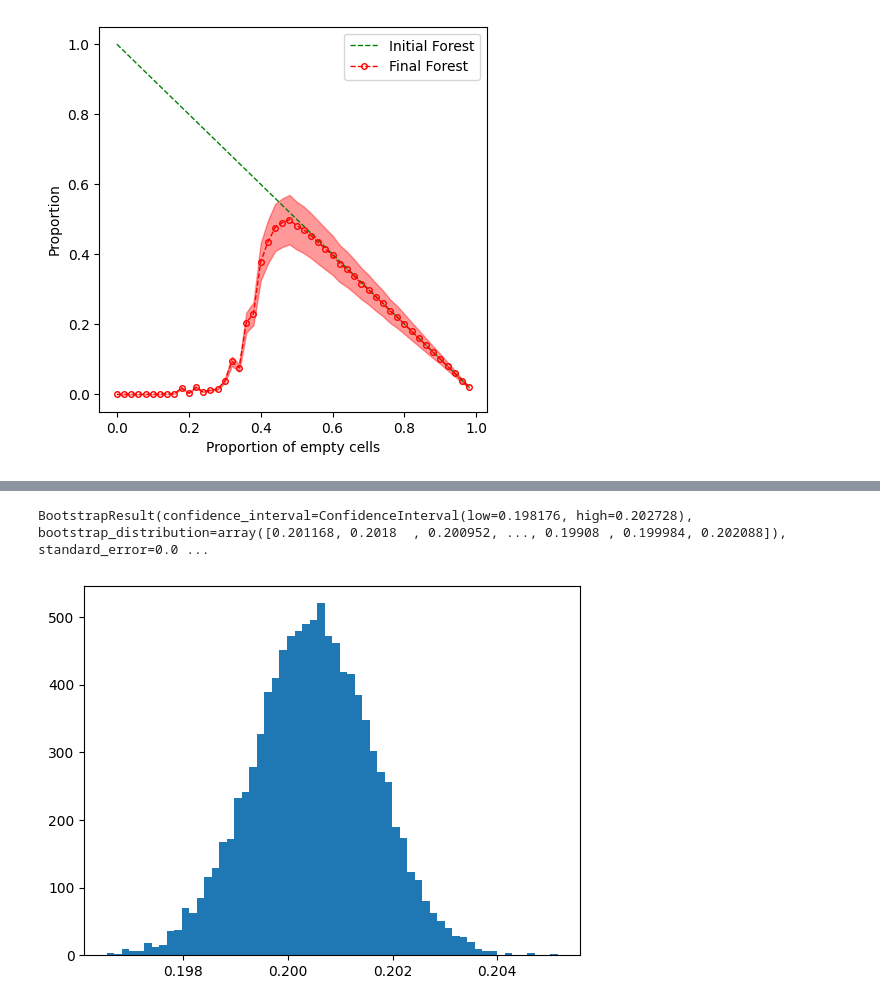
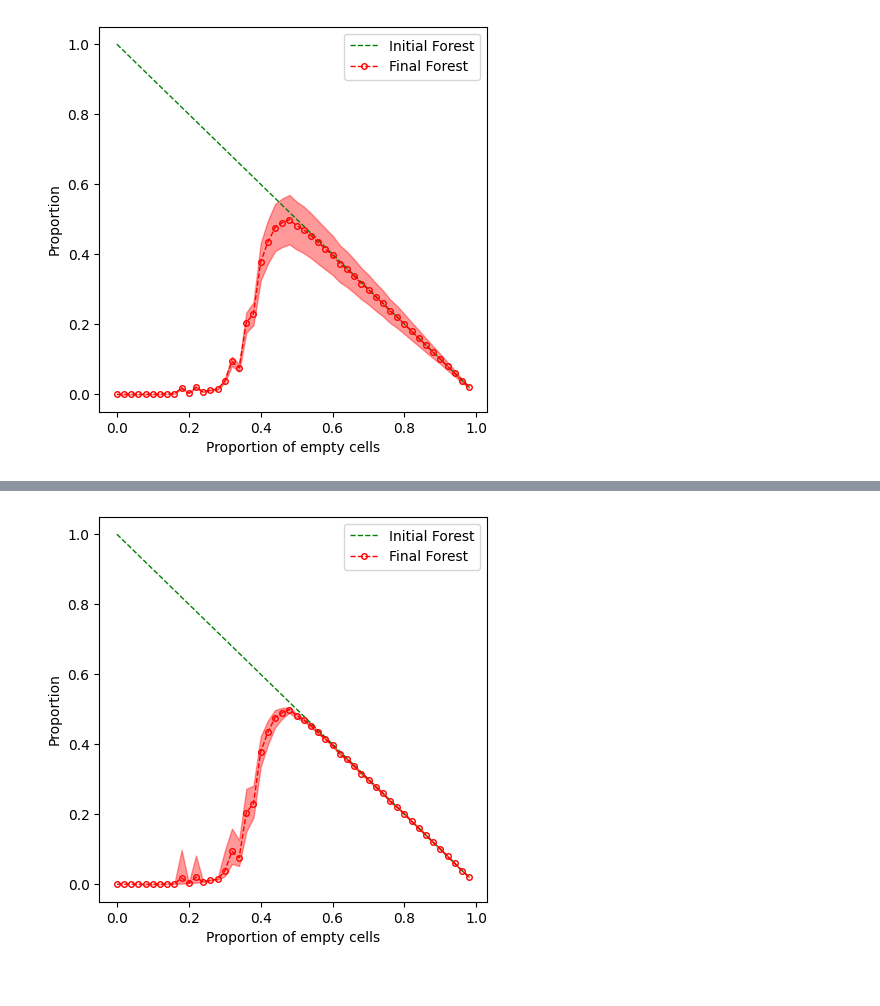
Before and after one commit to luizgabrielsilva/2023_02_cst_323_introduction_to_earth_system_modelling, a Jupyter notebook: projects/fire_in_the_forest/plots/fire_in_the_forest_plots.ipynb, the cells around one changed output, grey strips where cells are left out. Drawn from its saved outputs; the diff is of its cells as text; code cells hidden in the pictures.

Commit message:
update notebook with bootstrap

```diff
--- a/projects/fire_in_the_forest/plots/fire_in_the_forest_plots.ipynb
+++ b/projects/fire_in_the_forest/plots/fire_in_the_forest_plots.ipynb
@@ -10,7 +10,7 @@ data_path = project_path / pathlib.Path("data")
 # %%
 # Parameters
 
-file_name = "resultado_teste_dim50_rep50.csv"
+file_name = "resultado_teste_dim100_rep50.csv"
 proportion = True
 # %%
 data = pd.read_csv(data_path / pathlib.Path(file_name), sep=";")
@@ -126,16 +99,50 @@ plt.hist(data.loc[data["empty"]==0.40, "forest"], bins="auto")
 from scipy.stats import bootstrap, norm
 # %%
 rng = np.random.default_rng()
-# %%
-res = bootstrap((data.loc[data["empty"]==0.80, "forest"].values,),
-                np.mean, confidence_level=0.95, random_state=rng)
-# %%
-res
-# %% [output]
-BootstrapResult(confidence_interval=ConfidenceInterval(low=0.198176, high=0.202728), bootstrap_distribution=array([0.201168, 0.2018  , 0.200952, ..., 0.19908 , 0.199984, 0.202088]), standard_error=0.0 ...
-# %%
-plt.hist(res.bootstrap_distribution, bins="auto")
-
-plt.show()
-# %% [output]
-[figure, removed]
+# %%
+low = []
+high = []
+
+for p in data["empty"].unique():
+    res = bootstrap((data.loc[data["empty"]==p, "forest"].values,),
+                    np.mean, confidence_level=0.95, random_state=rng)
+
+    low.append(res.confidence_interval[0])
+    high.append(res.confidence_interval[1])
+# %%
+fig, ax = plt.subplots(nrows=1, ncols=1, figsize=(5,5))
+
+ax.plot(data_agg["empty"],
+        initial_forest,
+        "--",
+        color="green",
+        markerfacecolor="none",
+        linewidth=1,
+        label="Initial Forest")
+
+ax.plot(data_agg["empty"],
+        data_agg.forest_mean,
+        "--o",
+        color="red",
+        markerfacecolor="none",
+        markersize=4,
+        linewidth=1,
+        label="Final Forest")
+
+
+ax.fill_between(data_agg["empty"][3:],
+                y1=high[3:],
+                y2=low[3:],
+                color="red",
+                alpha=0.4)
+
+
+ax.set_xlabel("Proportion of empty cells")
+ax.set_ylabel(y_label)
+
+ax.legend()
+
+
+plt.show()
+# %% [output]
+[figure, added]
```
Also changed, not shown: parts of 2 cells of this notebook.
